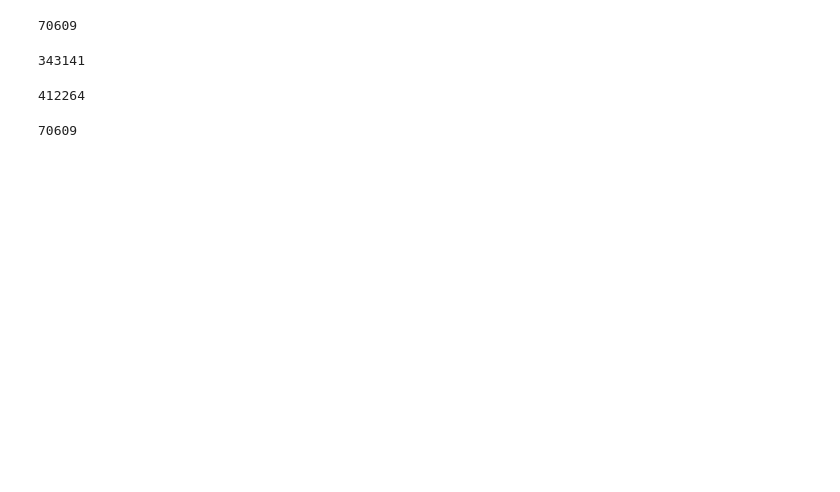
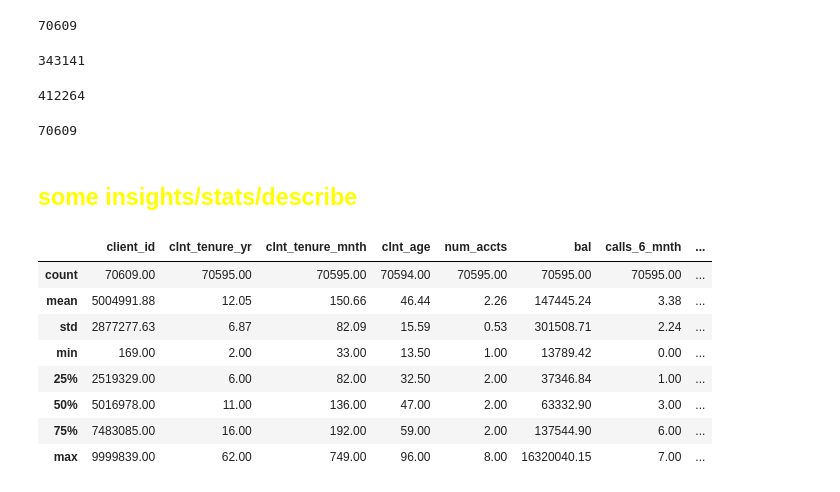
Before and after one commit to mcalabresi90/Project-5---Vanguard, a Jupyter notebook: 2.0 - notebooks/ab-testing_vanguard.ipynb, the cells around one changed output. Cells and saved outputs as stored; diff of their text form; code cells hidden in the pictures; blank space fills up the shorter version.

```diff
--- a/2.0 - notebooks/ab-testing_vanguard.ipynb
+++ b/2.0 - notebooks/ab-testing_vanguard.ipynb
@@ -163,3 +168,17 @@ df_web_data_2.to_sql("web_data_2", con = con, if_exists="append", chunksize=50)
 df_ab_clients.to_sql("ab_clients", con = con, if_exists="append", chunksize=50)
 # %% [output]
 70609
+# %% [markdown]
+## <span style="color:yellow">some insights/stats/describe</span>
+# %%
+df_final_demo.describe().round(2)
+# %% [output]
+|  | client_id | clnt_tenure_yr | clnt_tenure_mnth | clnt_age | num_accts | bal | calls_6_mnth | ... |
+| count | 70609.00 | 70595.00 | 70595.00 | 70594.00 | 70595.00 | 70595.00 | 70595.00 | ... |
+| mean | 5004991.88 | 12.05 | 150.66 | 46.44 | 2.26 | 147445.24 | 3.38 | ... |
+| std | 2877277.63 | 6.87 | 82.09 | 15.59 | 0.53 | 301508.71 | 2.24 | ... |
+| min | 169.00 | 2.00 | 33.00 | 13.50 | 1.00 | 13789.42 | 0.00 | ... |
+| 25% | 2519329.00 | 6.00 | 82.00 | 32.50 | 2.00 | 37346.84 | 1.00 | ... |
+| 50% | 5016978.00 | 11.00 | 136.00 | 47.00 | 2.00 | 63332.90 | 3.00 | ... |
+| 75% | 7483085.00 | 16.00 | 192.00 | 59.00 | 2.00 | 137544.90 | 6.00 | ... |
+| max | 9999839.00 | 62.00 | 749.00 | 96.00 | 8.00 | 16320040.15 | 7.00 | ... |
```
Also changed, not shown: parts of 27 cells of this notebook.
